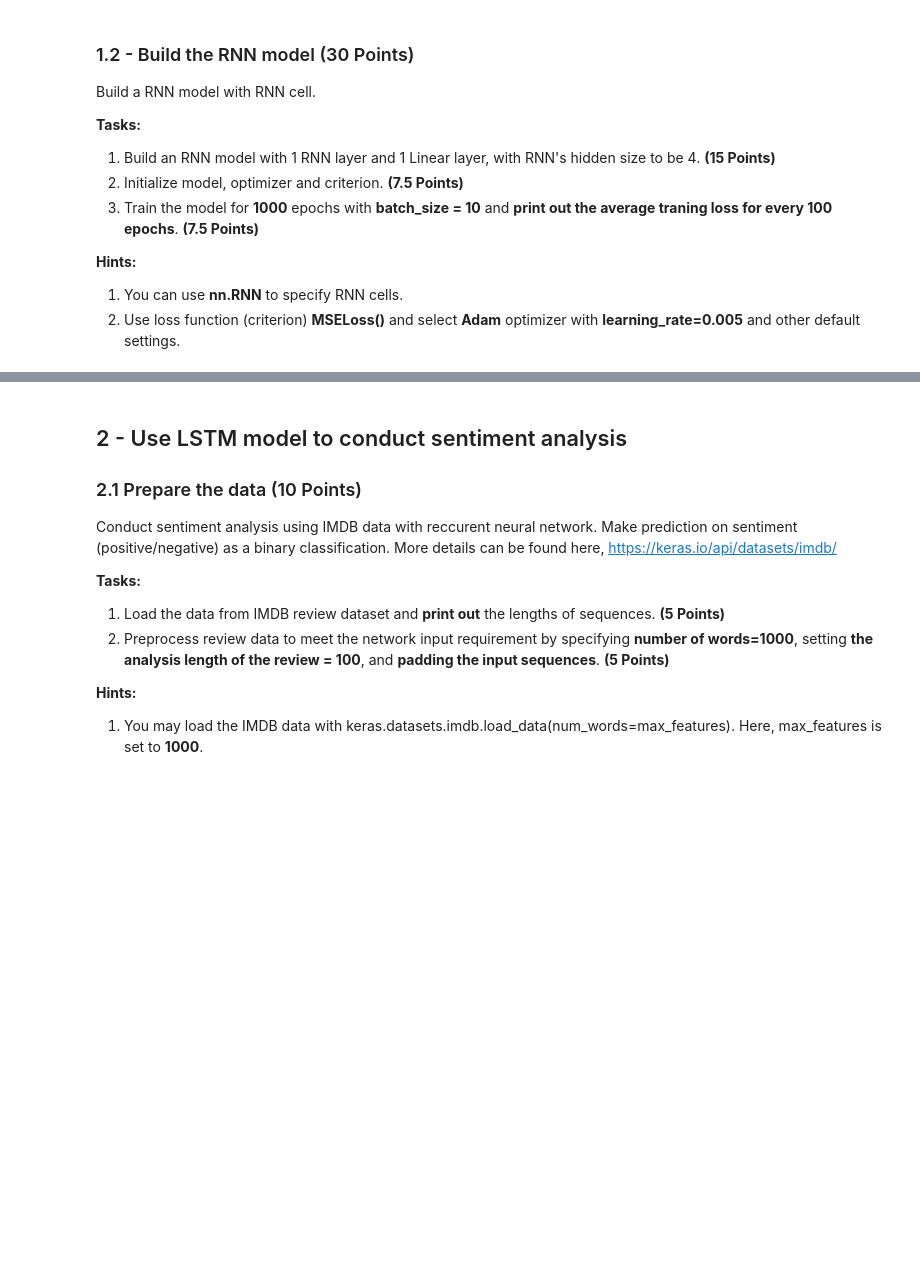
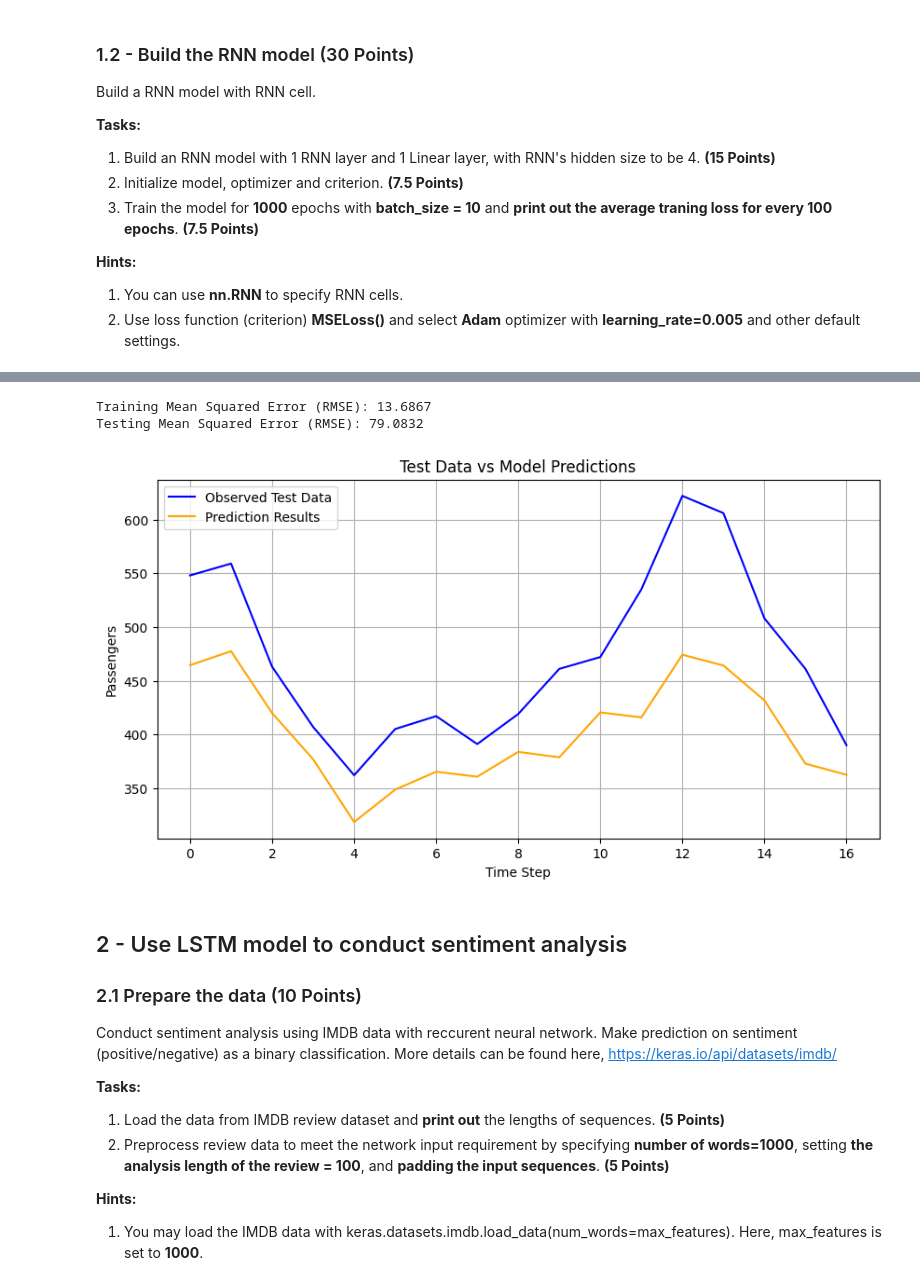
Before and after one commit to jakedog17/HW4_CAP4630, a Jupyter notebook: Homework_04_Problem.ipynb, the cells around one changed output, grey strips where cells are left out. Cells and saved outputs as stored; diff of their text form; code cells hidden in the pictures; blank space fills up the shorter version.

Commit message:
Fix RNN and Plot RNN

```diff
--- a/Homework_04_Problem.ipynb
+++ b/Homework_04_Problem.ipynb
@@ -54,8 +54,9 @@ testDataset = read_csv(testFilePath)
 trainDataset = trainDataset["Passengers"].values.astype(np.float32).reshape(-1, 1) #sklearn needs a 2d array
 testDataset = testDataset["Passengers"].values.astype(np.float32).reshape(-1, 1) #sklearn needs a 2d array
 
-normalizedTrainDataset = MinMaxScaler().fit_transform(trainDataset)
-normalizedTestDataset = MinMaxScaler().fit_transform(testDataset)
+scalar = MinMaxScaler()
+normalizedTrainDataset = scalar.fit_transform(trainDataset)
+normalizedTestDataset = scalar.transform(testDataset)
 
 # Step 3. Create a training and test datasets. (2.5 pts)
 
@@ -71,7 +72,6 @@ trainY = np.array(trainY, dtype='float32')
 
 #test
 testX, testY = [], []
-time_window = 12
 for i in range(len(normalizedTestDataset) - time_window):
     testX.append(normalizedTestDataset[i:(i + time_window), 0])
     testY.append(normalizedTestDataset[i + time_window, 0])
@@ -196,3 +202,52 @@ https://scikit-learn.org/stable/modules/generated/sklearn.preprocessing.MinMaxSc
+# %%
+import matplotlib.pyplot as plt
+from sklearn.metrics import mean_squared_error
+
+# Step 1. Inference above model on training and testing data. (2 pts)
+model.eval() # Set model to evaluation mode
+
+with torch.no_grad():
+  # Forward pass on train and test features
+  train_preds_scaled = model(trainX_tensor).cpu().numpy()
+  test_preds_scaled = model(testX_tensor).cpu().numpy()
+
+
+
+# Step 2. Denomalization. (3 pts)
+train_preds = scalar.inverse_transform(train_preds_scaled.reshape(-1, 1))
+test_preds = scalar.inverse_transform(test_preds_scaled.reshape(-1, 1))
+
+train_y_actual = scalar.inverse_transform(trainY_tensor.numpy().reshape(-1, 1))
+test_y_actual = scalar.inverse_transform(testY_tensor.numpy().reshape(-1, 1))
+
+# Step 3. Calculate root mean squared error for training and testing and print. (3 pts)
+
+train_rmse = np.sqrt(mean_squared_error(train_y_actual, train_preds))
+test_rmse = np.sqrt(mean_squared_error(test_y_actual, test_preds))
+
+print(f"Training Mean Squared Error (RMSE): {train_rmse:.4f}")
+print(f"Testing Mean Squared Error (RMSE): {test_rmse:.4f}")
+
+# Step 4. Plot the predictions. (2 pts)
+
+window_to_plot = 17 #17 size
+
+plt.figure(figsize=(10, 5))
+
+plt.plot(test_y_actual[:window_to_plot], label='Observed Test Data', color='blue')
+plt.plot(test_preds[:window_to_plot], label='Prediction Results', color='orange')
+plt.title('Test Data vs Model Predictions')
+
+plt.xlabel('Time Step')
+plt.ylabel('Passengers')
+
+plt.legend()
+plt.grid(True)
+plt.show()
+# %% [output]
+Training Mean Squared Error (RMSE): 13.6867
+Testing Mean Squared Error (RMSE): 79.0832
+[figure, added]
 # %% [markdown]
 ## 2 - Use LSTM model to conduct sentiment analysis ##
 
```
Also changed, not shown: parts of 2 cells of this notebook.
